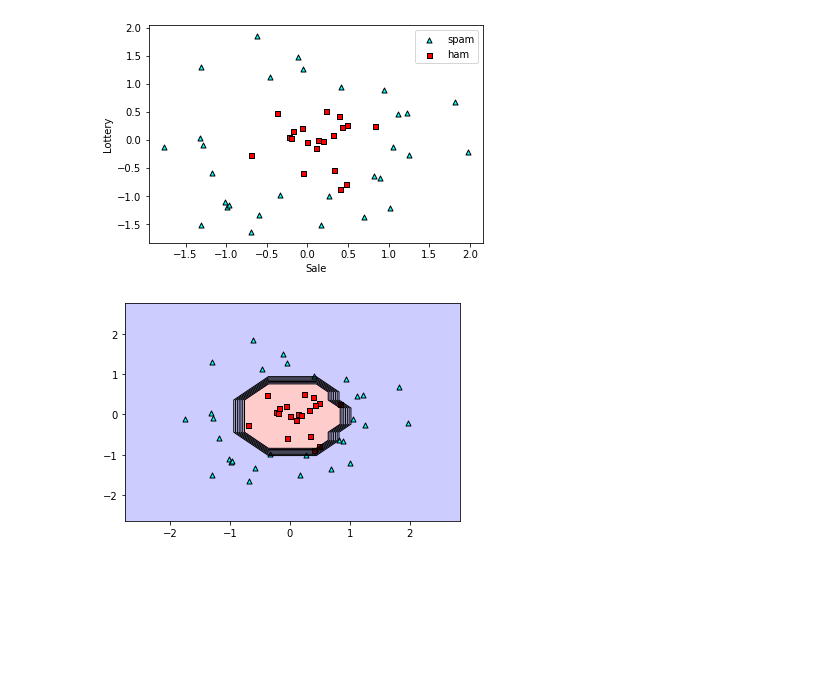
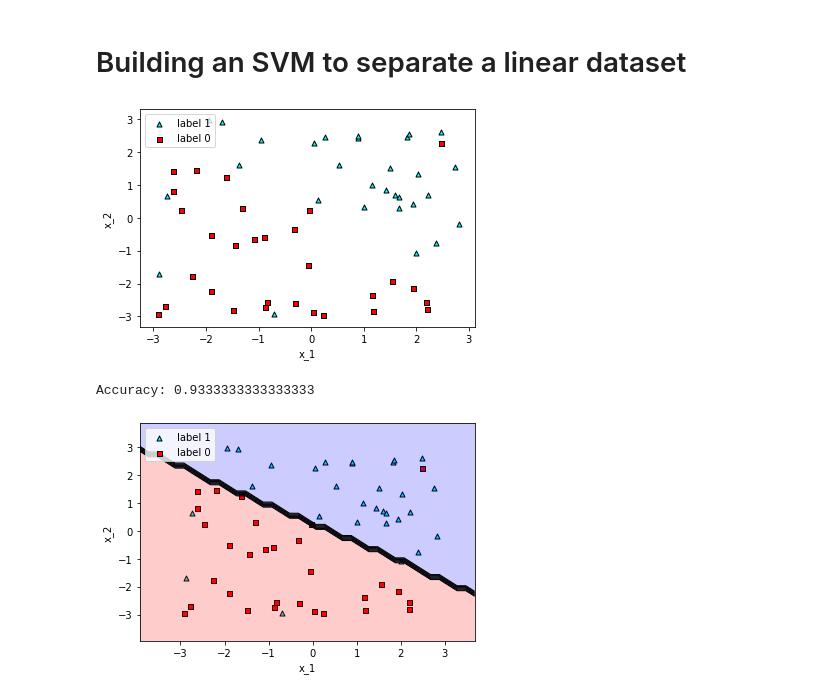
Before and after one commit to luisguiserrano/manning, a Jupyter notebook: Chapter 9 - Support Vector Machines/Support Vector Machines in sklearn.ipynb, the cells around one changed output. Saved outputs shown, nothing was run; the diff lists cells and outputs as text; code cells hidden in the pictures; blank space fills up the shorter version.

Commit message:
SVM datasets and sklearn code

```diff
--- a/Chapter 9 - Support Vector Machines/Support Vector Machines in sklearn.ipynb
+++ b/Chapter 9 - Support Vector Machines/Support Vector Machines in sklearn.ipynb
@@ -1,7 +6,5 @@
 # %%
-import matplotlib.pyplot as plt
-
-# Some functions to plot our points and draw the models
+# Some functions to plot our points and draw the lines
 def plot_points(features, labels):
     X = np.array(features)
     y = np.array(labels)
@@ -19,9 +22,13 @@ def plot_points(features, labels):
                 color = 'red',
                 edgecolor = 'k',
                 marker = 's')
-    #plt.xlabel('Sale')
-    #plt.ylabel('Lottery')
-    #plt.legend(['spam','ham'])
+    plt.xlabel('x_1')
+    plt.ylabel('x_2')
+    plt.legend(['label 1','label 0'])
+def draw_line(a,b,c, color='black', linewidth=2.0, linestyle='solid', starting=0, ending=3):
+    # Plotting the line ax + by + c = 0
+    x = np.linspace(starting, ending, 1000)
+    plt.plot(x, -c/b - a*x/b, linestyle=linestyle, color=color, linewidth=linewidth)
 
 def plot_model(X, y, model):
     X = np.array(X)
@@ -33,7 +40,7 @@ def plot_model(X, y, model):
                          np.arange(y_min, y_max, plot_step))
     Z = model.predict(np.c_[xx.ravel(), yy.ravel()])
     Z = Z.reshape(xx.shape)
-    plt.contourf(xx, yy, Z, colors=['red', 'blue'], alpha=0.2, levels=range(-1,2))
     plt.contour(xx, yy, Z,colors = 'k',linewidths = 1)
     plot_points(X, y)
+    plt.contourf(xx, yy, Z, colors=['red', 'blue'], alpha=0.2, levels=range(-1,2))
     plt.show()
@@ -82,24 +47,21 @@ for i in range(30):
-# %%
-import pandas as pd
-import numpy as np
-import sklearn
-
-data = pd.read_csv('./circular_data.csv')
-
-features = data[['x1','x2']]
-labels = data['y']
-
-plot_points(features, labels)
-# %% [output]
-[figure, removed]
-# %%
-features = data[['x1', 'x2']]
-labels = data['y']
-import sklearn
-svm = sklearn.svm.SVC()
-svm.fit(features, labels)
-svm.score(features, labels)
-
-plot_model(features, labels, svm)
-# %% [output]
-[figure, removed]
+# %% [markdown]
+# Building an SVM to separate a linear dataset
+# %%
+# Loading the linear dataset
+
+df = pd.read_csv('linear.csv')
+X = np.array(df[['x_1', 'x_2']])
+y = np.array(df['y']).astype(int)
+plot_points(X,y)
+# %% [output]
+[figure, added]
+# %%
+from sklearn.svm import SVC
+
+svm_linear = SVC(kernel='linear')
+svm_linear.fit(X,y)
+print("Accuracy:", svm_linear.score(X, y))
+plot_model(X,y,svm_linear)
+# %% [output]
+Accuracy: 0.9333333333333333
+[figure, added]
```
Also changed, not shown: parts of 10 cells of this notebook, 8 other files.
